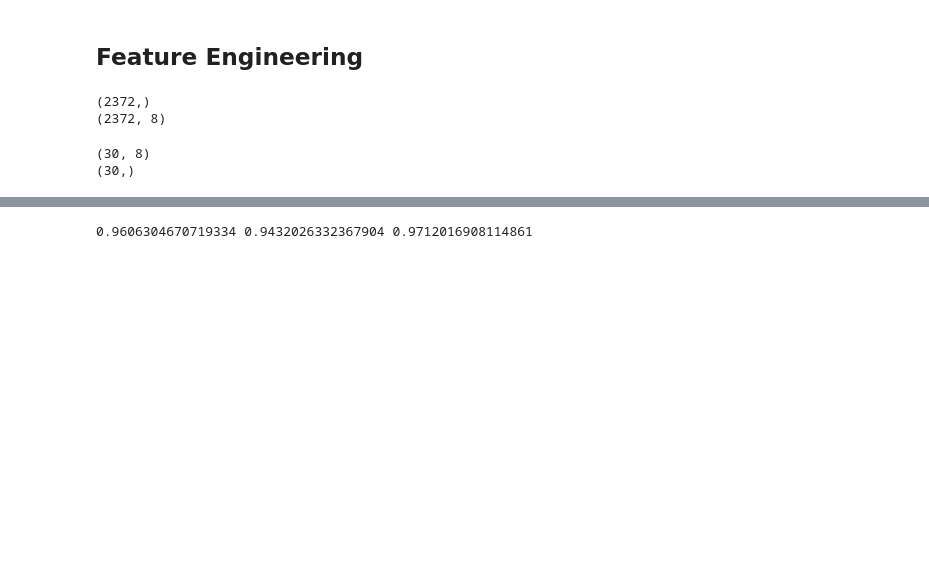
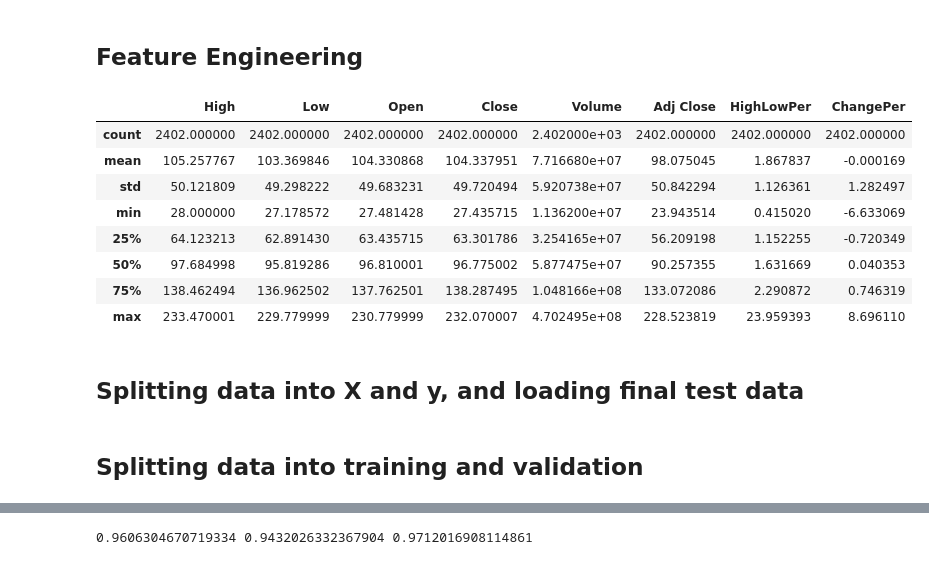
Before and after one commit to aitabuzaid/stock-prediction, a Jupyter notebook: Stock Prediction.ipynb, the cells around one changed output, grey strips where cells are left out. Drawn from its saved outputs; the diff is of its cells as text; code cells hidden in the pictures; blank space fills up the shorter version.

```diff
--- a/Stock Prediction.ipynb
+++ b/Stock Prediction.ipynb
@@ -24,12 +26,23 @@ df['HighLowPer'] = 100 * (df['High'] - df['Low']) / df['Close']
 df['ChangePer'] = 100 * (df['Close'] - df['Open']) / df['Open']
 #df = df.loc[:, ['HighLowPer', 'ChangePer', 'Volume', 'Adj Close']]
 # %%
-from sklearn.preprocessing import MinMaxScaler
+#from sklearn.preprocessing import MinMaxScaler
 df.describe()
-df.shape
 
-scaler = MinMaxScaler()
+#scaler = MinMaxScaler()
 #df = pd.DataFrame(scaler.fit_transform(df), columns = df.columns)
+# %% [output]
+|  | High | Low | Open | Close | Volume | Adj Close | HighLowPer | ChangePer |
+| count | 2402.000000 | 2402.000000 | 2402.000000 | 2402.000000 | 2.402000e+03 | 2402.000000 | 2402.000000 | 2402.000000 |
+| mean | 105.257767 | 103.369846 | 104.330868 | 104.337951 | 7.716680e+07 | 98.075045 | 1.867837 | -0.000169 |
+| std | 50.121809 | 49.298222 | 49.683231 | 49.720494 | 5.920738e+07 | 50.842294 | 1.126361 | 1.282497 |
+| min | 28.000000 | 27.178572 | 27.481428 | 27.435715 | 1.136200e+07 | 23.943514 | 0.415020 | -6.633069 |
+| 25% | 64.123213 | 62.891430 | 63.435715 | 63.301786 | 3.254165e+07 | 56.209198 | 1.152255 | -0.720349 |
+| 50% | 97.684998 | 95.819286 | 96.810001 | 96.775002 | 5.877475e+07 | 90.257355 | 1.631669 | 0.040353 |
+| 75% | 138.462494 | 136.962502 | 137.762501 | 138.287495 | 1.048166e+08 | 133.072086 | 2.290872 | 0.746319 |
+| max | 233.470001 | 229.779999 | 230.779999 | 232.070007 | 4.702495e+08 | 228.523819 | 23.959393 | 8.696110 |
+# %% [markdown]
+## Splitting data into X and y, and loading final test data
 # %%
 leave_out = 30  # days
 y = df['Adj Close'].shift(-leave_out)[0:-leave_out]
@@ -37,26 +50,15 @@ y = df['Adj Close'].shift(-leave_out)[0:-leave_out]
 X = df[:-leave_out]
 
 X_test = df[-leave_out:]
-
-
-
-print(y.shape)
-print(X.shape)
-# %% [output]
-(2372,)
-(2372, 8)
 # %%
-print(X_test.shape)
+
 start = dt.datetime(2019, 7, 23)
 end = dt.datetime(2019, 9, 3)
 
 df_test = dr.DataReader("AAPL", 'yahoo', start, end)
 y_test = df_test['Adj Close']
-
-print(y_test.shape)
-# %% [output]
-(30, 8)
-(30,)
+# %% [markdown]
+## Splitting data into training and validation
 # %%
 from sklearn.model_selection import train_test_split
 X_train, X_val, y_train, y_val = train_test_split(np.array(X),
```
Also changed, not shown: parts of 6 cells of this notebook.
